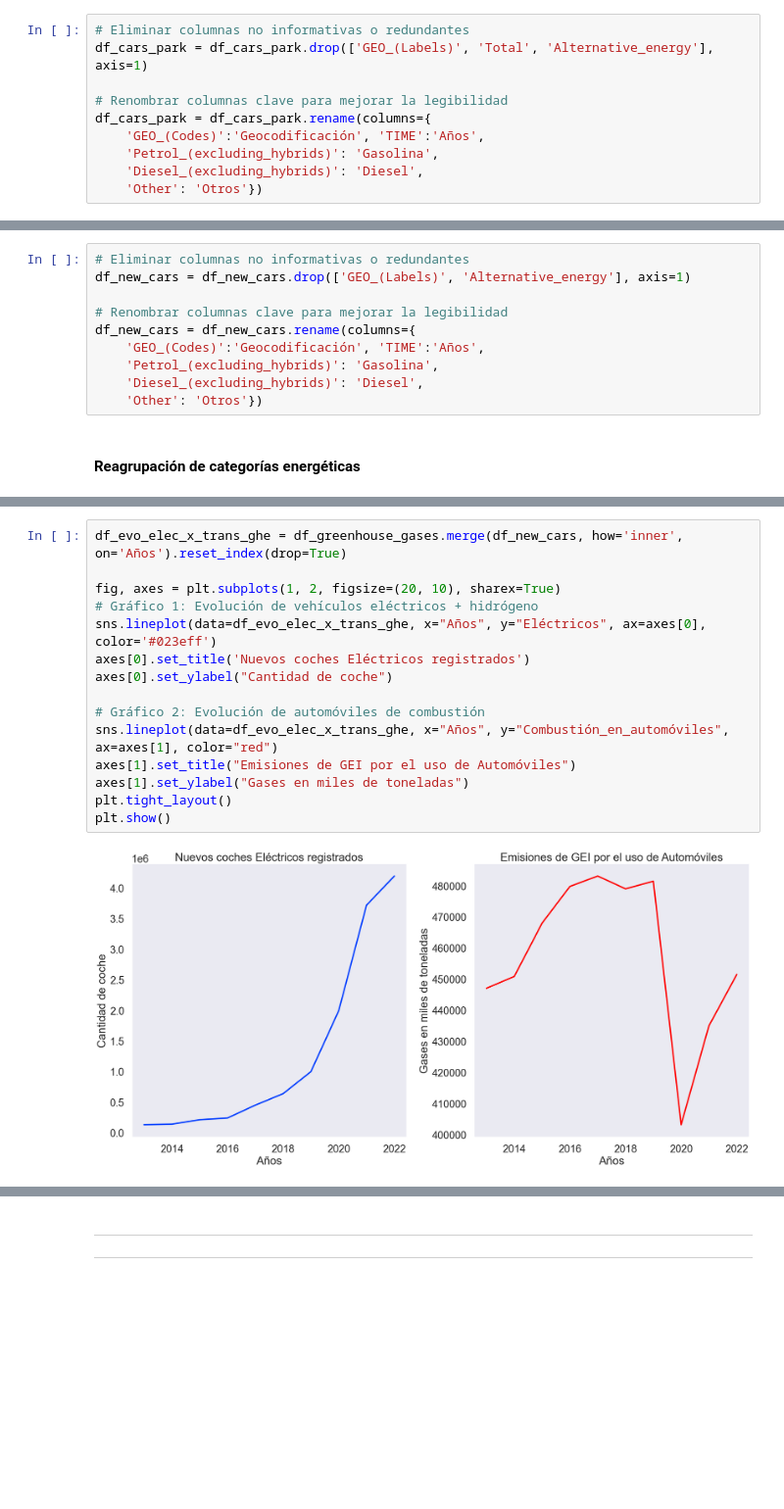
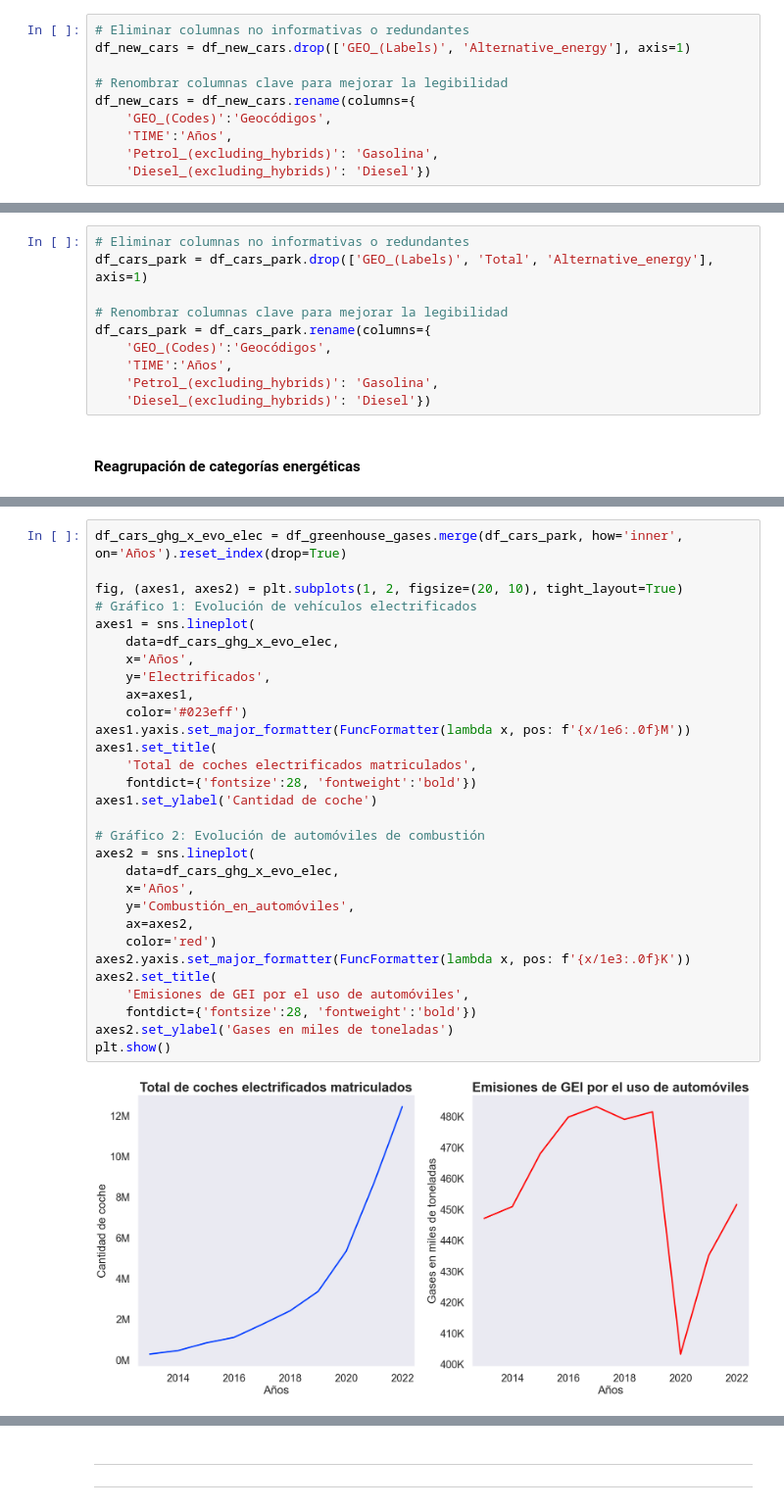
Before and after one commit to LoFloAb/Impacto_de_la_electrificaci-n_del_transporte_en_las_emisiones_de_GEI_en_Europa, a Jupyter notebook: Analisis_impacto_coche_electrico.ipynb, the cells around one changed output, grey strips where cells are left out. Shown at 98% size. Cells and saved outputs as stored; diff of their text form; blank space fills up the shorter version.

```diff
--- a/Analisis_impacto_coche_electrico.ipynb
+++ b/Analisis_impacto_coche_electrico.ipynb
@@ -816,13 +819,13 @@ df_cars_park
 #### Renombrado y eliminación de columnas
 # %%
 # Eliminar columnas no informativas o redundantes
-df_cars_park = df_cars_park.drop(['GEO_(Labels)', 'Total', 'Alternative_energy'], axis=1)
+df_new_cars = df_new_cars.drop(['GEO_(Labels)', 'Alternative_energy'], axis=1)
 
 # Renombrar columnas clave para mejorar la legibilidad
-df_cars_park = df_cars_park.rename(columns={
-    'GEO_(Codes)':'Geocodificación', 'TIME':'Años',
+df_new_cars = df_new_cars.rename(columns={
+    'GEO_(Codes)':'Geocódigos',
+    'TIME':'Años',
     'Petrol_(excluding_hybrids)': 'Gasolina',
-    'Diesel_(excluding_hybrids)': 'Diesel',
-    'Other': 'Otros'})
+    'Diesel_(excluding_hybrids)': 'Diesel'})
 # %% [markdown]
 #### Reagrupación de categorías energéticas
@@ -1204,14 +1306,14 @@ df_new_cars
 #### Renombrado y eliminación de columnas
 # %%
 # Eliminar columnas no informativas o redundantes
-df_new_cars = df_new_cars.drop(['GEO_(Labels)', 'Alternative_energy'], axis=1)
+df_cars_park = df_cars_park.drop(['GEO_(Labels)', 'Total', 'Alternative_energy'], axis=1)
 
 # Renombrar columnas clave para mejorar la legibilidad
-df_new_cars = df_new_cars.rename(columns={
-    'GEO_(Codes)':'Geocodificación', 'TIME':'Años',
+df_cars_park = df_cars_park.rename(columns={
+    'GEO_(Codes)':'Geocódigos',
+    'TIME':'Años',
     'Petrol_(excluding_hybrids)': 'Gasolina',
-    'Diesel_(excluding_hybrids)': 'Diesel',
-    'Other': 'Otros'})
+    'Diesel_(excluding_hybrids)': 'Diesel'})
 # %% [markdown]
 #### Reagrupación de categorías energéticas
 # %%
@@ -1320,17 +1478,32 @@ plt.show()
 # %%
-df_evo_elec_x_trans_ghe = df_greenhouse_gases.merge(df_new_cars, how='inner', on='Años').reset_index(drop=True)
+df_cars_ghg_x_evo_elec = df_greenhouse_gases.merge(df_cars_park, how='inner', on='Años').reset_index(drop=True)
 
-fig, axes = plt.subplots(1, 2, figsize=(20, 10), sharex=True)
-# Gráfico 1: Evolución de vehículos eléctricos + hidrógeno
-sns.lineplot(data=df_evo_elec_x_trans_ghe, x="Años", y="Eléctricos", ax=axes[0], color='#023eff')
-axes[0].set_title('Nuevos coches Eléctricos registrados')
-axes[0].set_ylabel("Cantidad de coche")
+fig, (axes1, axes2) = plt.subplots(1, 2, figsize=(20, 10), tight_layout=True)
+# Gráfico 1: Evolución de vehículos electrificados
+axes1 = sns.lineplot(
+    data=df_cars_ghg_x_evo_elec,
+    x='Años',
+    y='Electrificados',
+    ax=axes1,
+    color='#023eff')
+axes1.yaxis.set_major_formatter(FuncFormatter(lambda x, pos: f'{x/1e6:.0f}M'))
+axes1.set_title(
+    'Total de coches electrificados matriculados',
+    fontdict={'fontsize':28, 'fontweight':'bold'})
+axes1.set_ylabel('Cantidad de coche')
 
 # Gráfico 2: Evolución de automóviles de combustión
-sns.lineplot(data=df_evo_elec_x_trans_ghe, x="Años", y="Combustión_en_automóviles", ax=axes[1], color="red")
-axes[1].set_title("Emisiones de GEI por el uso de Automóviles")
-axes[1].set_ylabel("Gases en miles de toneladas")
-plt.tight_layout()
+axes2 = sns.lineplot(
+    data=df_cars_ghg_x_evo_elec,
+    x='Años',
+    y='Combustión_en_automóviles',
+    ax=axes2,
+    color='red')
+axes2.yaxis.set_major_formatter(FuncFormatter(lambda x, pos: f'{x/1e3:.0f}K'))
+axes2.set_title(
+    'Emisiones de GEI por el uso de automóviles',
+    fontdict={'fontsize':28, 'fontweight':'bold'})
+axes2.set_ylabel('Gases en miles de toneladas')
 plt.show()
 # %% [output]
-[figure, old version]
+[figure, new version]
```
Also changed, not shown: parts of 157 cells of this notebook.
